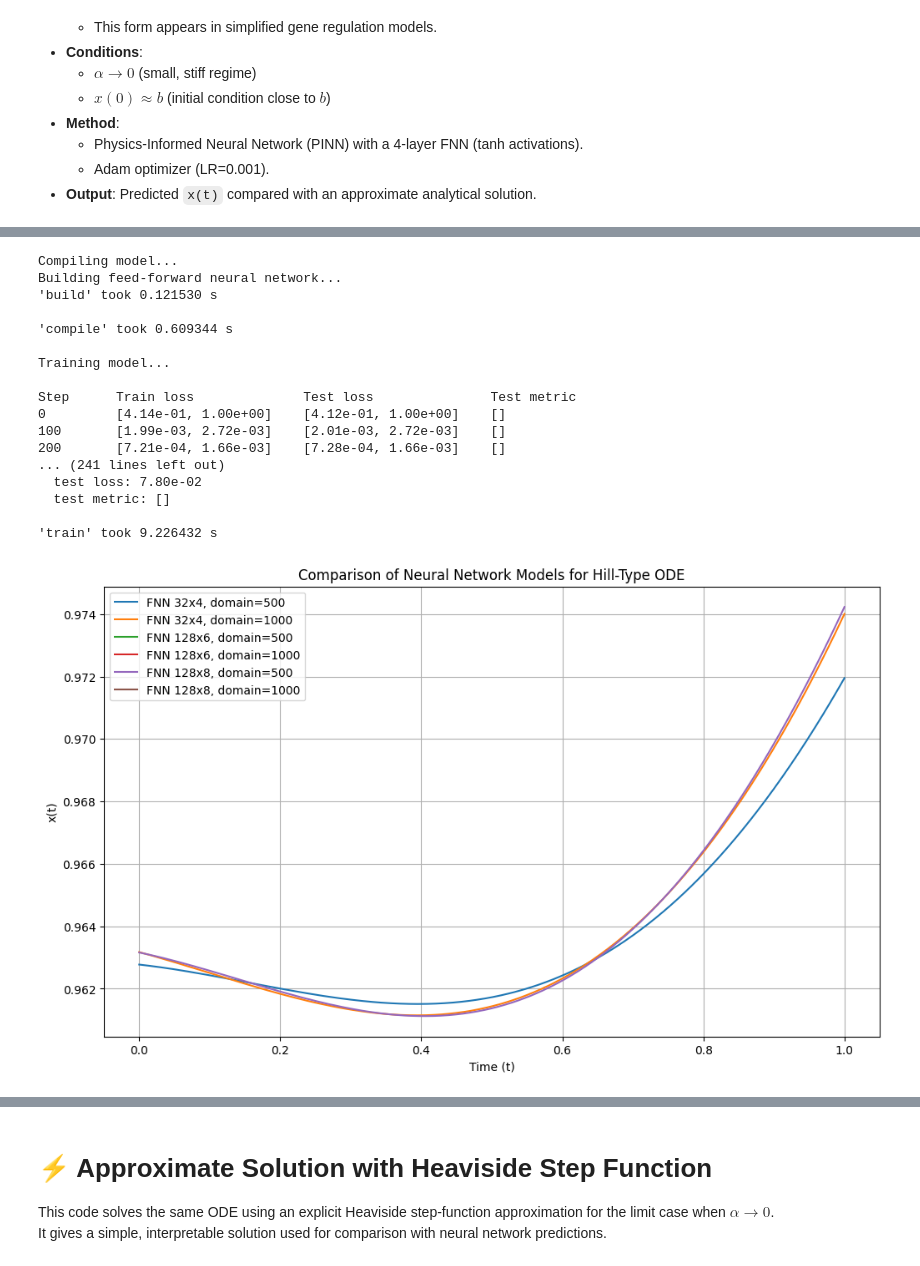
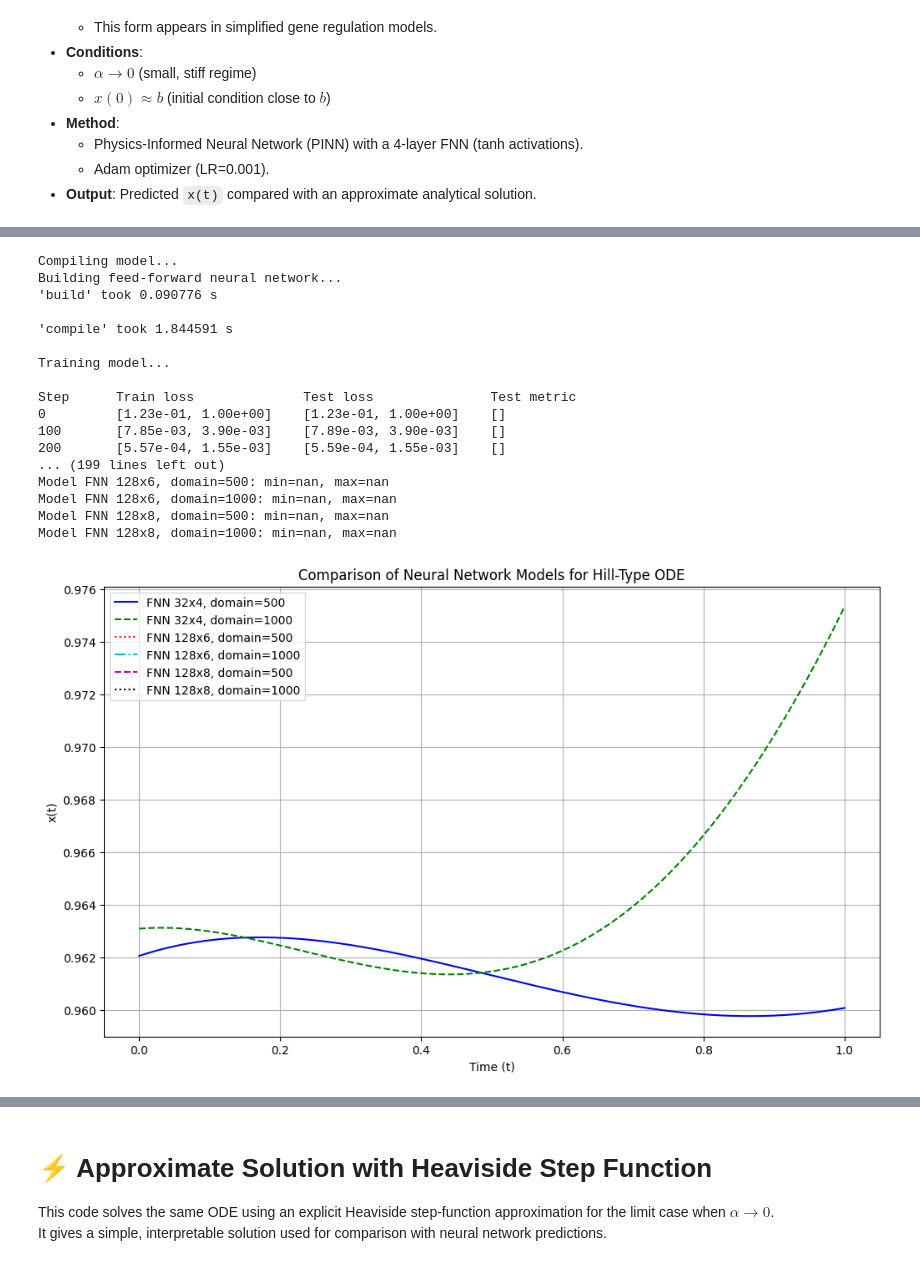
Before and after one commit to componavt/differential_equations, a Jupyter notebook: src/hill_equation/deepxde.ipynb, the cells around one changed output, grey strips where cells are left out. Saved outputs shown, nothing was run; the diff lists cells and outputs as text; code cells hidden in the pictures.

Commit message:
2 or 3 curves

```diff
--- a/src/hill_equation/deepxde.ipynb
+++ b/src/hill_equation/deepxde.ipynb
@@ -58,48 +78,62 @@ t_test = np.linspace(0, 1, 500).reshape(-1, 1)
 # Plot all models
 plt.figure(figsize=(12, 7))
 
-for num_domain, architecture, label in configs:
+styles = ['-', '--', ':', '-.', 'dashed', 'dotted']  # Исправлено: убрано '.'
+colors = ['b', 'g', 'r', 'c', 'm', 'k']  # Добавлены разные цвета для надежности
+
+for i, (num_domain, architecture, label) in enumerate(configs):
     data = dde.data.PDE(
         geom,
         hill_type_ode,
         ic,
         num_domain=num_domain,
         num_boundary=4,
         num_test=500
     )
 
     net = dde.nn.FNN(architecture, "tanh", "Glorot normal")
 
     model = dde.Model(data, net)
     model.compile("adam", lr=0.001)
     model.train(iterations=3000, display_every=100)
 
     x_pred = model.predict(t_test)
-    plt.plot(t_test, x_pred, label=label)
+    plt.plot(t_test, x_pred,
+             linestyle=styles[i],
+             color=colors[i],
+             label=label)
+
+#plt.ylim(-0.1, 2.0)  # y 0.962, 0.974
+#plt.xlim(0, 1.5)     # x 0, 1
+
+# Выведите предсказания для всех моделей в консоль:
+for num_domain, architecture, label in configs:
+    x_pred = model.predict(t_test)
+    print(f"Model {label}: min={np.min(x_pred):.2f}, max={np.max(x_pred):.2f}")
 
 # Finalize plot for model comparison
 plt.xlabel("Time (t)")
 plt.ylabel("x(t)")
 plt.title("Comparison of Neural Network Models for Hill-Type ODE")
 plt.legend()
 plt.grid(True)
 plt.show()
 # %% [output]
 Compiling model...
 Building feed-forward neural network...
-'build' took 0.121530 s
+'build' took 0.090776 s
 
-'compile' took 0.609344 s
+'compile' took 1.844591 s
 
 Training model...
 
 Step      Train loss              Test loss               Test metric
-0         [4.14e-01, 1.00e+00]    [4.12e-01, 1.00e+00]    []
-100       [1.99e-03, 2.72e-03]    [2.01e-03, 2.72e-03]    []
-200       [7.21e-04, 1.66e-03]    [7.28e-04, 1.66e-03]    []
-... (241 lines left out)
-  test loss: 7.80e-02
-  test metric: []
-
-'train' took 9.226432 s
+0         [1.23e-01, 1.00e+00]    [1.23e-01, 1.00e+00]    []
+100       [7.85e-03, 3.90e-03]    [7.89e-03, 3.90e-03]    []
+200       [5.57e-04, 1.55e-03]    [5.59e-04, 1.55e-03]    []
+... (199 lines left out)
+Model FNN 128x6, domain=500: min=nan, max=nan
+Model FNN 128x6, domain=1000: min=nan, max=nan
+Model FNN 128x8, domain=500: min=nan, max=nan
+Model FNN 128x8, domain=1000: min=nan, max=nan
-[figure, old version]
+[figure, new version]
```
Also changed, not shown: parts of 4 cells of this notebook.
